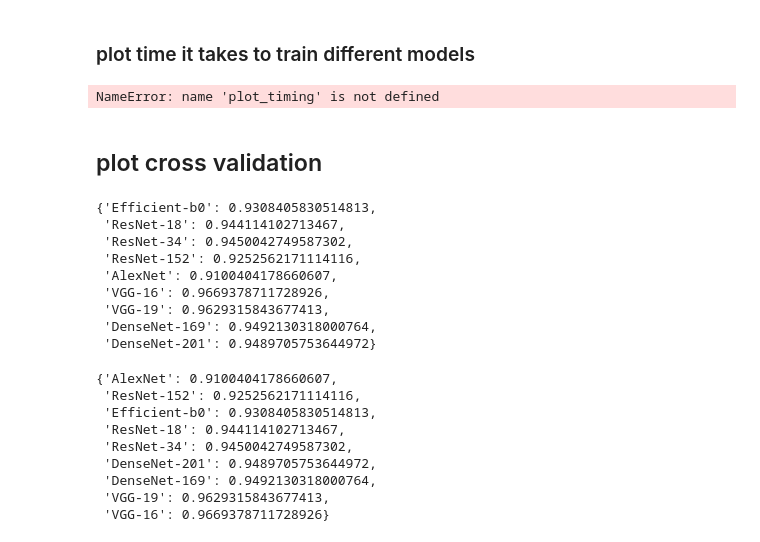
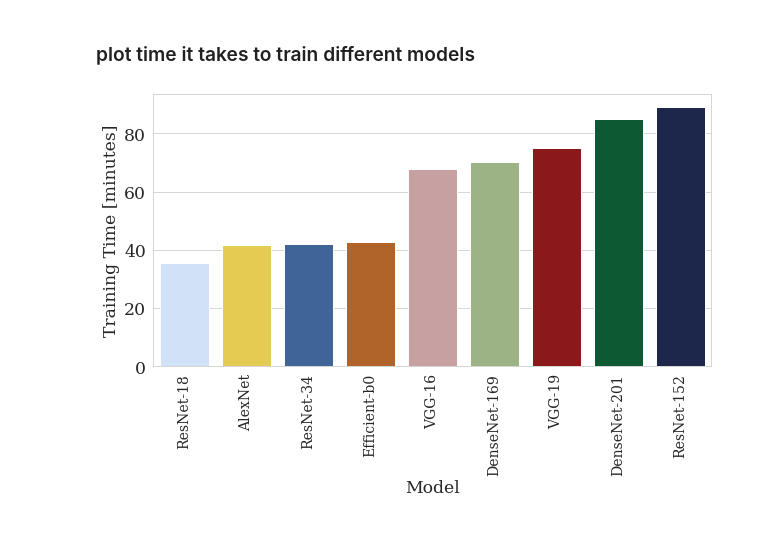
Before and after one commit to vprzybylo/cocpit, a Jupyter notebook: notebooks/accuracy_plots.ipynb, the cells around one changed output. Drawn from its saved outputs; the diff is of its cells as text; code cells hidden in the pictures.

```diff
--- a/notebooks/accuracy_plots.ipynb
+++ b/notebooks/accuracy_plots.ipynb
@@ -200,8 +176,6 @@ plot.balance_diff_accuracy(num_epochs, df_val, df_val_unbalanced,
 # %%
 time_csv = "/data/data/saved_timings/model_timing2.csv"
 save_name = "/data/data/plots/training_time.pdf"
-plot_timing.model_timing(time_csv, convert_names, colors, save_name, save_fig=False)
+cocpit.plotting_scripts.timing.model_timing(time_csv, convert_names, colors, save_name, save_fig=False)
 # %% [output]
-NameError: name 'plot_timing' is not defined
+[figure, added]
-# %% [markdown]
-## plot cross validation
@@ -216,26 +181,0 @@ val_accs_avg = np.average(
-# %%
-val_accs_avg = {new_names[i]: val_accs_avg[i, -1] for i in range(len(model_names))}
-val_accs_avg
-# %% [output]
-{'Efficient-b0': 0.9308405830514813,
- 'ResNet-18': 0.944114102713467,
- 'ResNet-34': 0.9450042749587302,
- 'ResNet-152': 0.9252562171114116,
- 'AlexNet': 0.9100404178660607,
- 'VGG-16': 0.9669378711728926,
- 'VGG-19': 0.9629315843677413,
- 'DenseNet-169': 0.9492130318000764,
- 'DenseNet-201': 0.9489705753644972}
-# %%
-val_accs_avg_sort = dict(sorted(val_accs_avg.items(), key=lambda x: x[1]))
-val_accs_avg_sort
-# %% [output]
-{'AlexNet': 0.9100404178660607,
- 'ResNet-152': 0.9252562171114116,
- 'Efficient-b0': 0.9308405830514813,
- 'ResNet-18': 0.944114102713467,
- 'ResNet-34': 0.9450042749587302,
- 'DenseNet-201': 0.9489705753644972,
- 'DenseNet-169': 0.9492130318000764,
- 'VGG-19': 0.9629315843677413,
- 'VGG-16': 0.9669378711728926}
```
Also changed, not shown: parts of 7 cells of this notebook, 4 other files.
